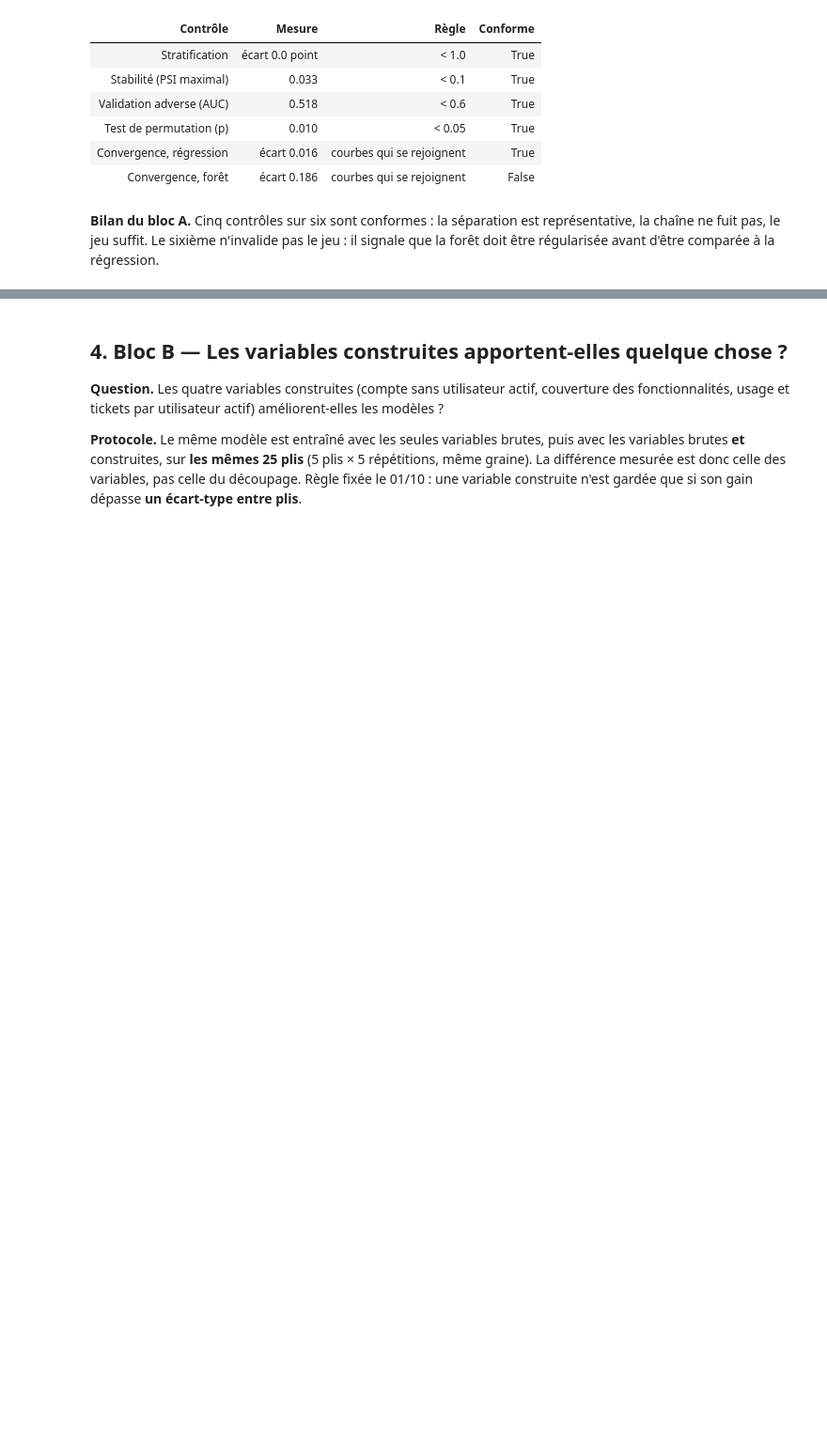
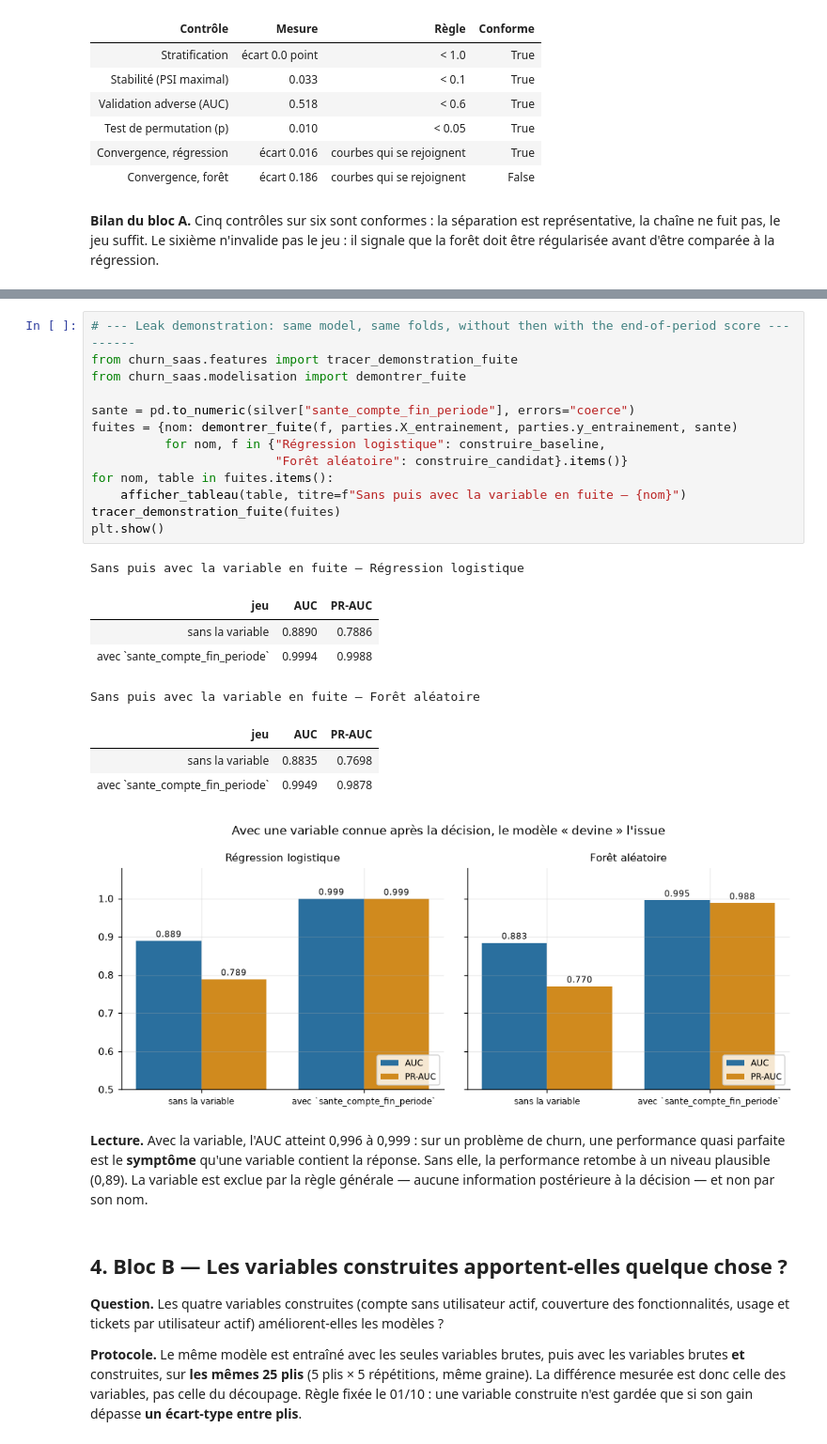
Before and after one commit to air-jaja/ai4me, a Jupyter notebook: notebooks/05_feature_engineering.ipynb, the cells around one changed output, grey strips where cells are left out. Shown at 94% size. Cells and saved outputs as stored; diff of their text form; blank space fills up the shorter version.

```diff
--- a/notebooks/05_feature_engineering.ipynb
+++ b/notebooks/05_feature_engineering.ipynb
@@ -467,3 +473,31 @@ avant d'être comparée à la régression.
+# %%
+# --- Leak demonstration: same model, same folds, without then with the end-of-period score ---------
+from churn_saas.features import tracer_demonstration_fuite
+from churn_saas.modelisation import demontrer_fuite
+
+sante = pd.to_numeric(silver["sante_compte_fin_periode"], errors="coerce")
+fuites = {nom: demontrer_fuite(f, parties.X_entrainement, parties.y_entrainement, sante)
+          for nom, f in {"Régression logistique": construire_baseline,
+                         "Forêt aléatoire": construire_candidat}.items()}
+for nom, table in fuites.items():
+    afficher_tableau(table, titre=f"Sans puis avec la variable en fuite — {nom}")
+tracer_demonstration_fuite(fuites)
+plt.show()
+# %% [output]
+Sans puis avec la variable en fuite — Régression logistique
+| jeu | AUC | PR-AUC |
+| sans la variable | 0.8890 | 0.7886 |
+| avec `sante_compte_fin_periode` | 0.9994 | 0.9988 |
+Sans puis avec la variable en fuite — Forêt aléatoire
+| jeu | AUC | PR-AUC |
+| sans la variable | 0.8835 | 0.7698 |
+| avec `sante_compte_fin_periode` | 0.9949 | 0.9878 |
+[figure, added]
+# %% [markdown]
+**Lecture.** Avec la variable, l'AUC atteint 0,996 à 0,999 : sur un problème de churn, une performance quasi
+parfaite est le **symptôme** qu'une variable contient la réponse. Sans elle, la performance retombe à un niveau
+plausible (0,89). La variable est exclue par la règle générale — aucune information postérieure à la décision —
+et non par son nom.
 # %% [markdown]
 ## 4. Bloc B — Les variables construites apportent-elles quelque chose ?
 
```
Also changed, not shown: parts of 8 cells of this notebook, 17 other files.
